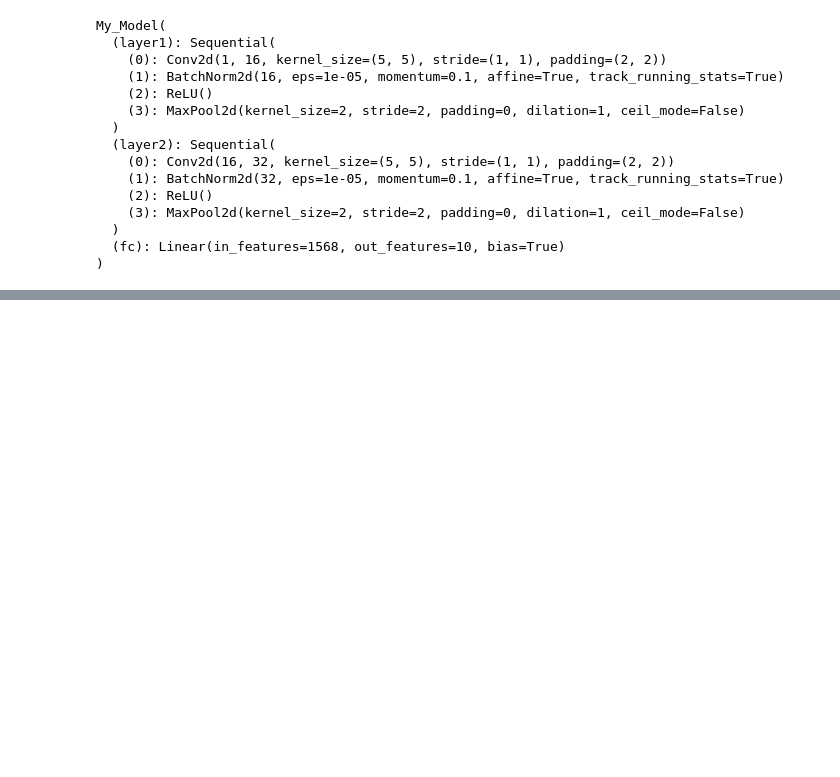
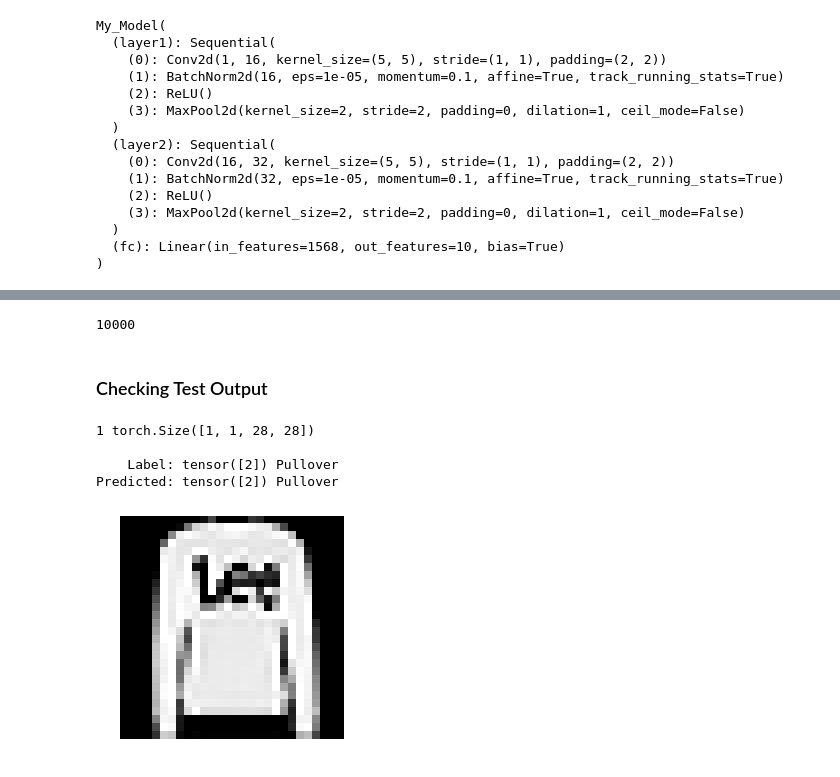
Before and after one commit to lukexyz/Thought-Loop-NN, a Jupyter notebook: notebooks/003-PyTorch-Fashion-MNIST-Cnn.ipynb, the cells around one changed output, grey strips where cells are left out. Drawn from its saved outputs; the diff is of its cells as text; code cells hidden in the pictures; blank space fills up the shorter version.

Commit message:
Add test-loader image eval

```diff
--- a/notebooks/003-PyTorch-Fashion-MNIST-Cnn.ipynb
+++ b/notebooks/003-PyTorch-Fashion-MNIST-Cnn.ipynb
@@ -217,16 +218,12 @@ class My_Model(nn.Module):
 # Create instance
 cnn = My_Model(num_of_class)
 
-# Loss Function: Cross Entropy Loss
-# Optimizer: Stochastic Gradient Descent (Nesterov Momentum enabled).
-
+# Loss function and optimizer
 criterion = nn.CrossEntropyLoss()
-learning_rate = 0.015
-moment = 0.9
-optimizer = optim.SGD(model.parameters(), lr=learning_rate, momentum=moment, nesterov=True)
+optimizer = torch.optim.Adam(cnn.parameters(), lr=learning_rate)
 
 losses = []
-for epoch in range(num_epochs):
+for epoch in tqdm_notebook(range(num_epochs)):
     for i, (images, labels) in enumerate(train_loader):
         images = Variable(images.float())
         labels = Variable(labels)
@@ -351,0 +331,34 @@ Wall time: 13 s
+# %%
+len(test_loader)
+# %% [output]
+10000
+# %% [markdown]
+### Checking Test Output
+# %%
+test_number = 1
+
+for i_batch, sample_batched in enumerate(test_loader):
+    if i_batch == test_number:
+
+        print(i_batch, sample_batched[0].size())
+
+        # ------------ Prediction on Sample ------------
+        image, label = sample_batched
+        outputs = model(image)
+        _, predicted = torch.max(outputs.data, 1)
+        print('\n    Label:', label, labels_map[label.item()])
+        print('Predicted:', predicted, labels_map[predicted.item()])
+
+        # ------------------ Plotting ------------------
+        plt.figure()
+        plt.imshow(image.squeeze(), cmap='gray', interpolation="nearest")
+        plt.axis('off')
+        plt.ioff()
+        plt.show()
+        break
+# %% [output]
+1 torch.Size([1, 1, 28, 28])
+
+    Label: tensor([2]) Pullover
+Predicted: tensor([2]) Pullover
+[figure, added]
```
Also changed, not shown: parts of 3 cells of this notebook.
